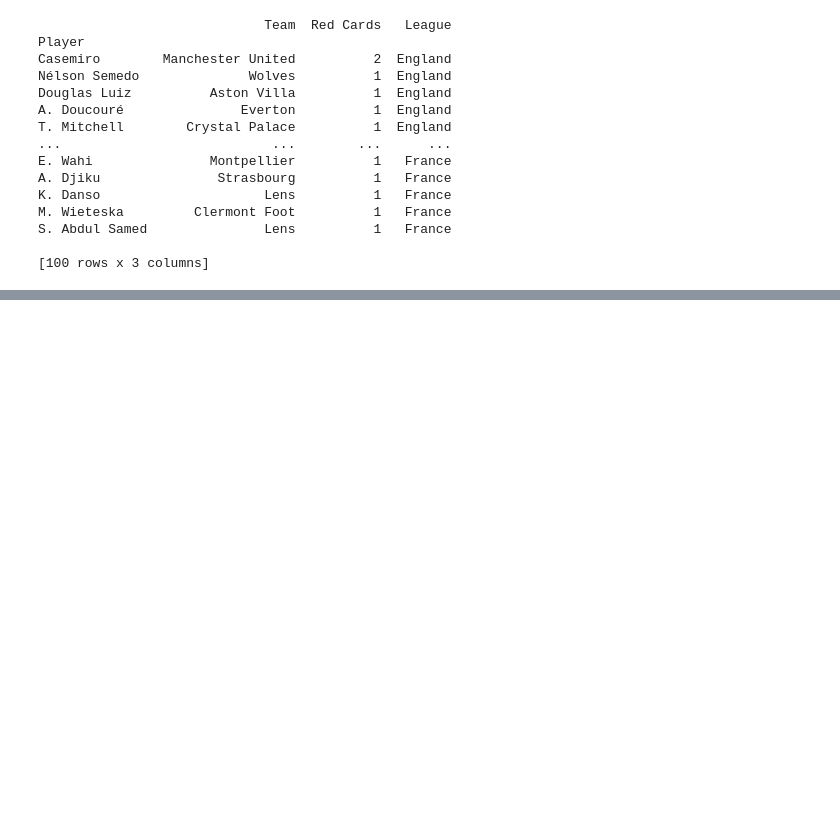
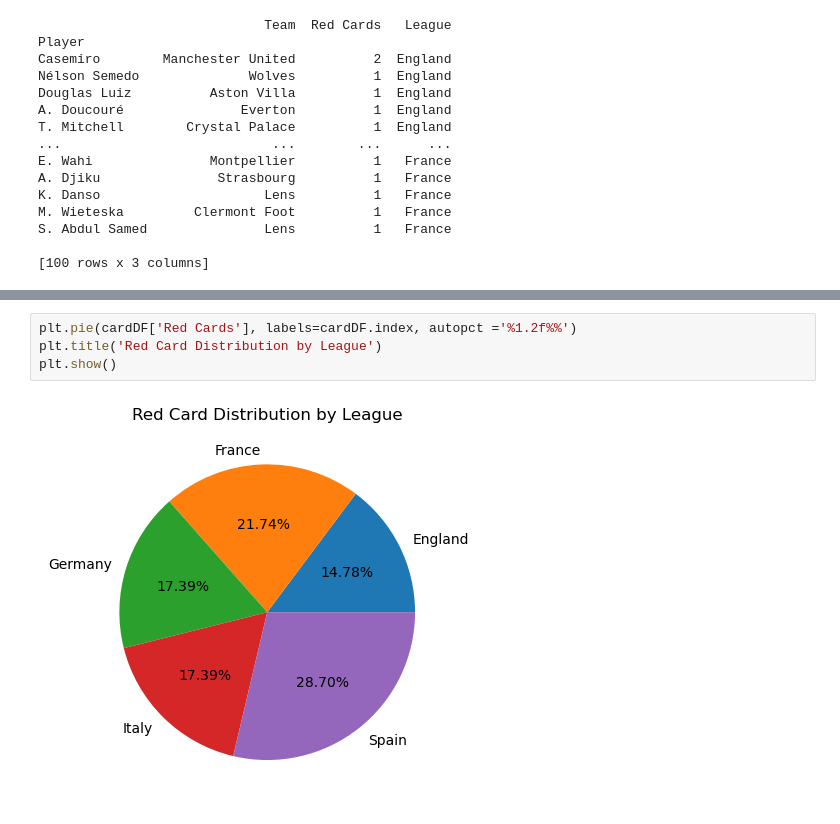
Before and after one commit to Faraj11/FinalProject3120, a Jupyter notebook: FinalProject.ipynb, the cells around one changed output, grey strips where cells are left out. Cells and saved outputs as stored; diff of their text form; blank space fills up the shorter version.

```diff
--- a/FinalProject.ipynb
+++ b/FinalProject.ipynb
@@ -113,0 +145,6 @@ final_df.groupby('League').sum()
+# %%
+plt.pie(cardDF['Red Cards'], labels=cardDF.index, autopct ='%1.2f%%')
+plt.title('Red Card Distribution by League')
+plt.show()
+# %% [output]
+[figure, added]
```
Also changed, not shown: parts of 7 cells of this notebook.
